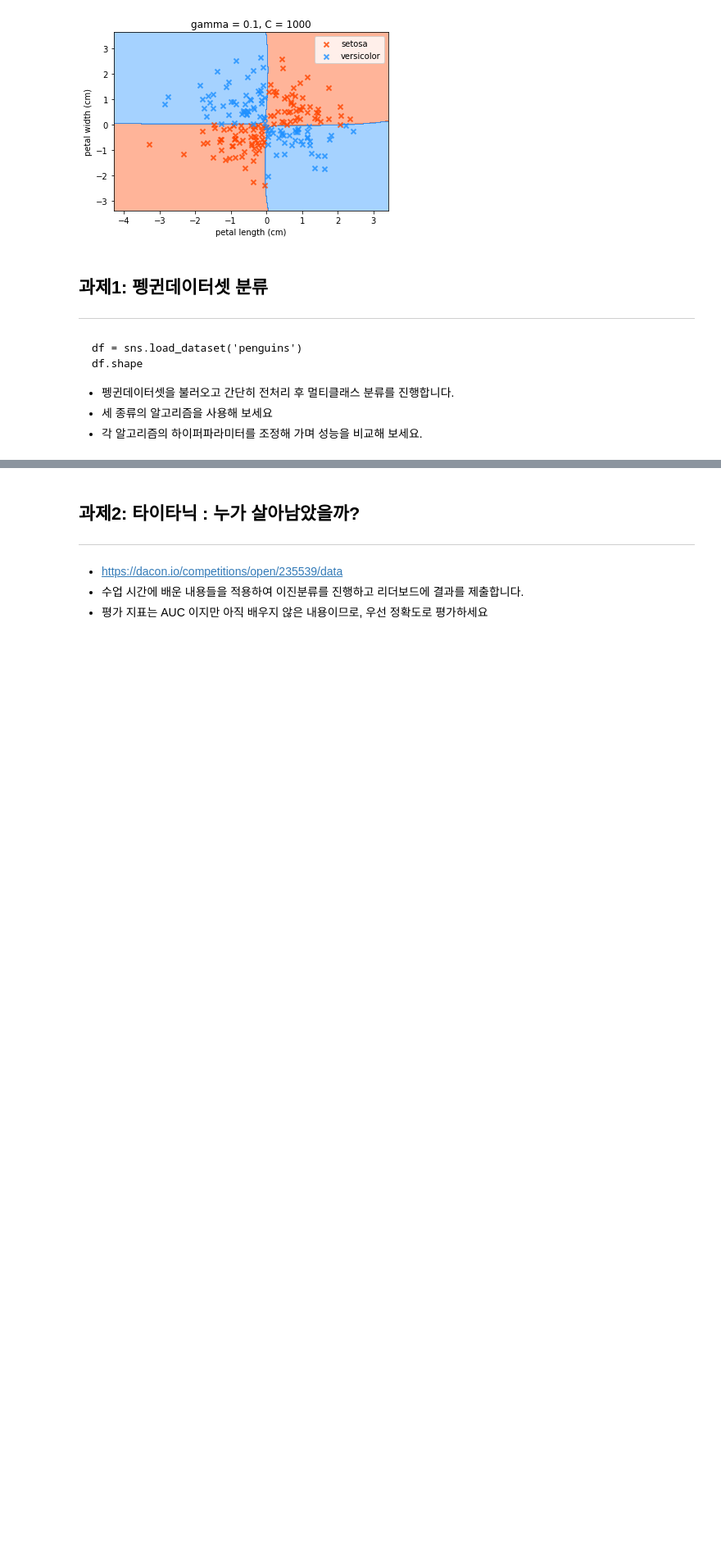
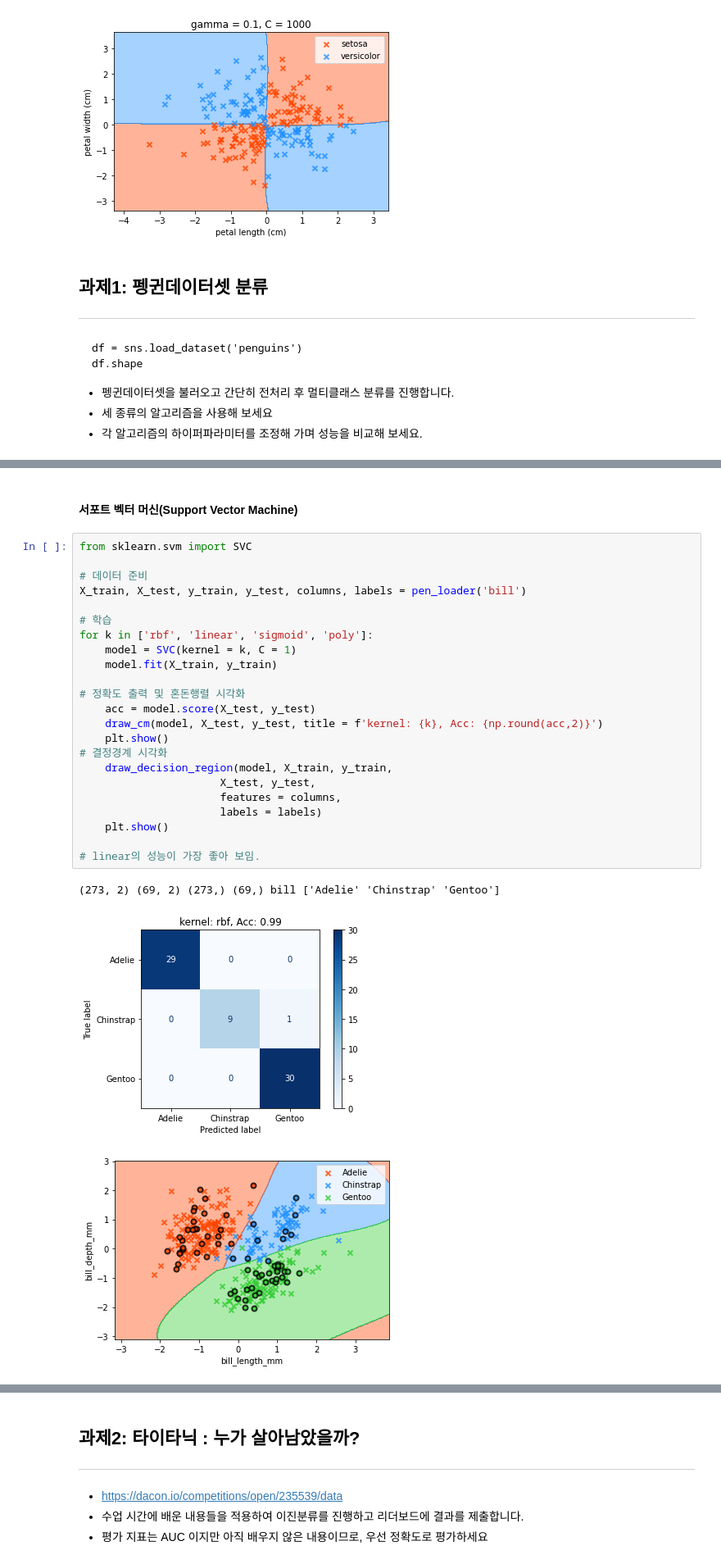
Before and after one commit to PomesHouse/SkillTreePython-DataAnalysis, a Jupyter notebook: 05.머신러닝기반데이터분석/ch05_11_사이킷런실습_분류모델탐색.ipynb, the cells around one changed output, grey strips where cells are left out. Shown at 82% size. Drawn from its saved outputs; the diff is of its cells as text; blank space fills up the shorter version.

```diff
--- a/05.머신러닝기반데이터분석/ch05_11_사이킷런실습_분류모델탐색.ipynb
+++ b/05.머신러닝기반데이터분석/ch05_11_사이킷런실습_분류모델탐색.ipynb
@@ -1060,0 +1256,29 @@ df.shape
+# %% [markdown]
+#### 서포트 벡터 머신(Support Vector Machine)
+# %%
+from sklearn.svm import SVC
+
+# 데이터 준비
+X_train, X_test, y_train, y_test, columns, labels = pen_loader('bill')
+
+# 학습
+for k in ['rbf', 'linear', 'sigmoid', 'poly']:
+    model = SVC(kernel = k, C = 1)
+    model.fit(X_train, y_train)
+
+# 정확도 출력 및 혼돈행렬 시각화
+    acc = model.score(X_test, y_test)
+    draw_cm(model, X_test, y_test, title = f'kernel: {k}, Acc: {np.round(acc,2)}')
+    plt.show()
+# 결정경계 시각화
+    draw_decision_region(model, X_train, y_train,
+                      X_test, y_test,
+                      features = columns,
+                      labels = labels)
+    plt.show()
+
+# linear의 성능이 가장 좋아 보임.
+# %% [output]
+(273, 2) (69, 2) (273,) (69,) bill ['Adelie' 'Chinstrap' 'Gentoo']
+[figure, added]
+[figure, added]
```
Also changed, not shown: parts of 15 cells of this notebook.
